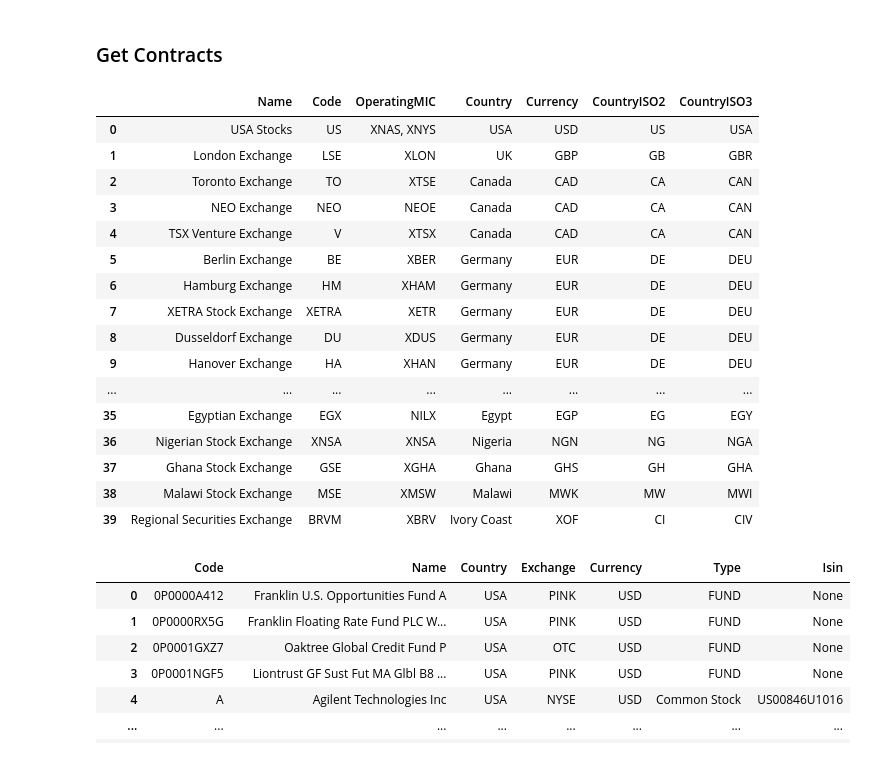
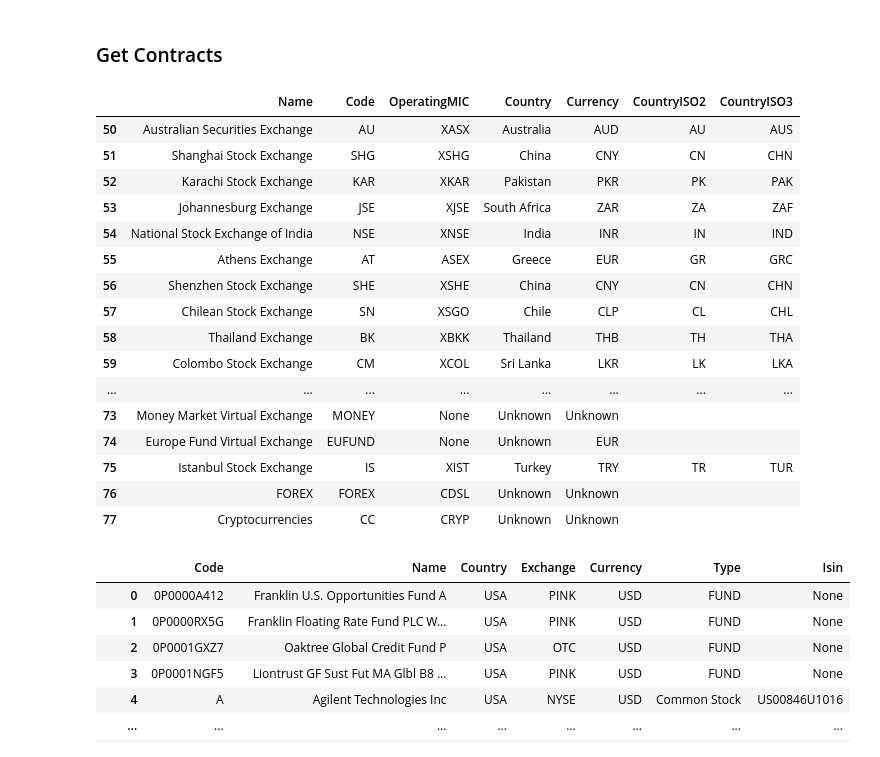
Before and after one commit to mcreutz/playground, a Jupyter notebook: finance/data_api/eod_histo_data.ipynb, the cells around one changed output. Cells and saved outputs as stored; diff of their text form; code cells hidden in the pictures.

```diff
--- a/finance/data_api/eod_histo_data.ipynb
+++ b/finance/data_api/eod_histo_data.ipynb
@@ -35,25 +22,25 @@ exchanges = pd.read_json(f"https://eodhistoricaldata.com/api/exchanges-list/?api
 # %% [markdown]
 ### Get Contracts
 # %%
-exchanges[:40]
+exchanges[50:]
 # %% [output]
 |  | Name | Code | OperatingMIC | Country | Currency | CountryISO2 | CountryISO3 |
-| 0 | USA Stocks | US | XNAS, XNYS | USA | USD | US | USA |
-| 1 | London Exchange | LSE | XLON | UK | GBP | GB | GBR |
-| 2 | Toronto Exchange | TO | XTSE | Canada | CAD | CA | CAN |
-| 3 | NEO Exchange | NEO | NEOE | Canada | CAD | CA | CAN |
-| 4 | TSX Venture Exchange | V | XTSX | Canada | CAD | CA | CAN |
-| 5 | Berlin Exchange | BE | XBER | Germany | EUR | DE | DEU |
-| 6 | Hamburg Exchange | HM | XHAM | Germany | EUR | DE | DEU |
-| 7 | XETRA Stock Exchange | XETRA | XETR | Germany | EUR | DE | DEU |
-| 8 | Dusseldorf Exchange | DU | XDUS | Germany | EUR | DE | DEU |
-| 9 | Hanover Exchange | HA | XHAN | Germany | EUR | DE | DEU |
+| 50 | Australian Securities Exchange | AU | XASX | Australia | AUD | AU | AUS |
+| 51 | Shanghai Stock Exchange | SHG | XSHG | China | CNY | CN | CHN |
+| 52 | Karachi Stock Exchange | KAR | XKAR | Pakistan | PKR | PK | PAK |
+| 53 | Johannesburg Exchange | JSE | XJSE | South Africa | ZAR | ZA | ZAF |
+| 54 | National Stock Exchange of India | NSE | XNSE | India | INR | IN | IND |
+| 55 | Athens Exchange | AT | ASEX | Greece | EUR | GR | GRC |
+| 56 | Shenzhen Stock Exchange | SHE | XSHE | China | CNY | CN | CHN |
+| 57 | Chilean Stock Exchange | SN | XSGO | Chile | CLP | CL | CHL |
+| 58 | Thailand Exchange | BK | XBKK | Thailand | THB | TH | THA |
+| 59 | Colombo Stock Exchange | CM | XCOL | Sri Lanka | LKR | LK | LKA |
 | ... | ... | ... | ... | ... | ... | ... | ... |
-| 35 | Egyptian Exchange | EGX | NILX | Egypt | EGP | EG | EGY |
-| 36 | Nigerian Stock Exchange | XNSA | XNSA | Nigeria | NGN | NG | NGA |
-| 37 | Ghana Stock Exchange | GSE | XGHA | Ghana | GHS | GH | GHA |
-| 38 | Malawi Stock Exchange | MSE | XMSW | Malawi | MWK | MW | MWI |
-| 39 | Regional Securities Exchange | BRVM | XBRV | Ivory Coast | XOF | CI | CIV |
+| 73 | Money Market Virtual Exchange | MONEY | None | Unknown | Unknown |  |  |
+| 74 | Europe Fund Virtual Exchange | EUFUND | None | Unknown | EUR |  |  |
+| 75 | Istanbul Stock Exchange | IS | XIST | Turkey | TRY | TR | TUR |
+| 76 | FOREX | FOREX | CDSL | Unknown | Unknown |  |  |
+| 77 | Cryptocurrencies | CC | CRYP | Unknown | Unknown |  |  |
 # %%
 EXCHANGE_CODE = "US"
 contracts = pd.read_json(f"https://eodhistoricaldata.com/api/exchange-symbol-list/{EXCHANGE_CODE}?api_token={API_KEY}&fmt=json")
```
Also changed, not shown: parts of 7 cells of this notebook.
